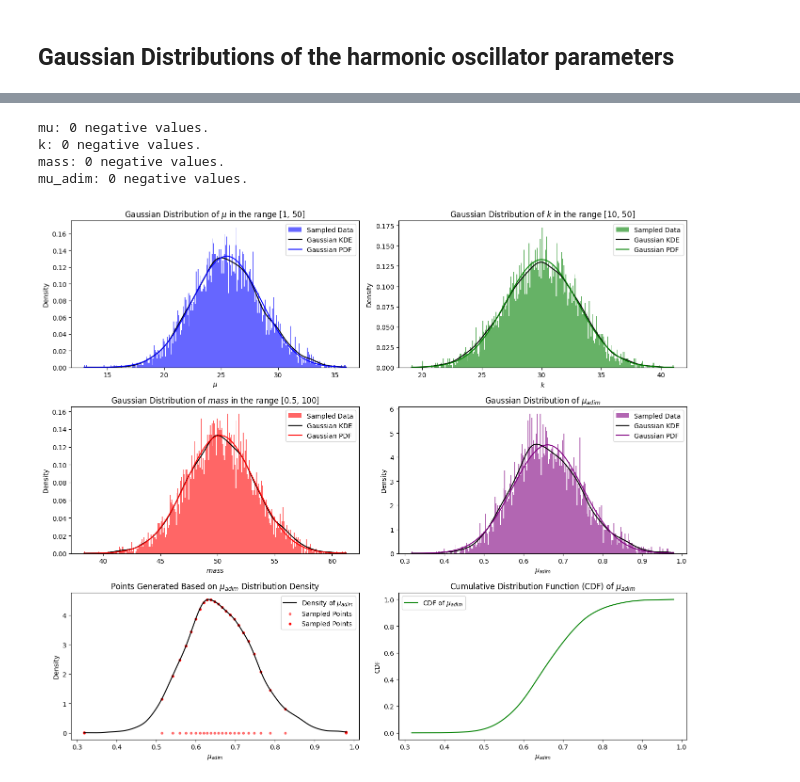
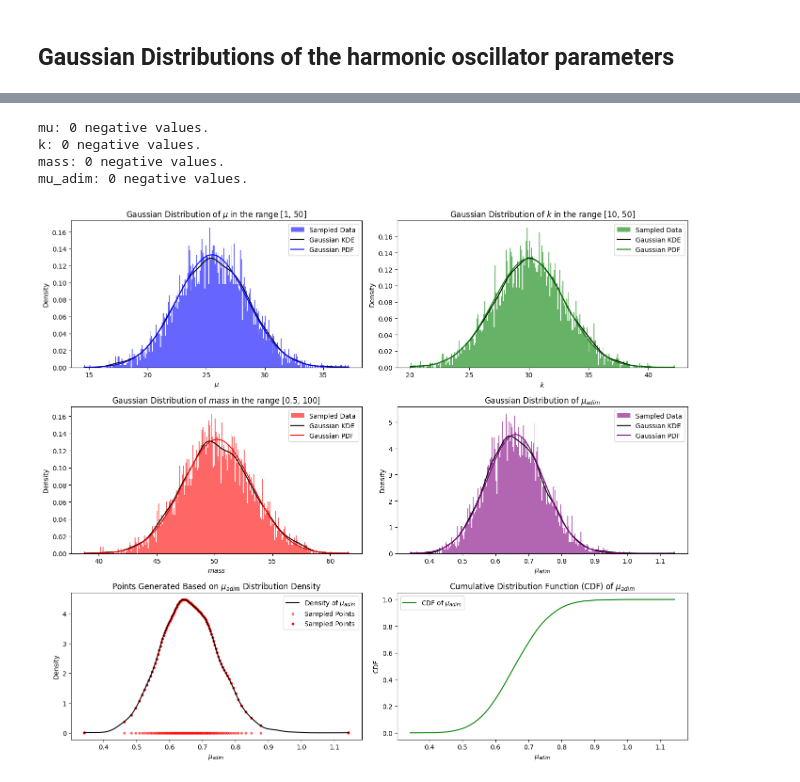
Before and after one commit to luiscssza/PINNS, a Jupyter notebook: BM/Test_gaus_distribution.ipynb, the cells around one changed output, grey strips where cells are left out. Drawn from its saved outputs; the diff is of its cells as text; code cells hidden in the pictures.

Commit message:
Added gauss_ditribution.py. test_gaus_distribution: function and not function available. Started dimensionless process in Dimmless_equa

```diff
--- a/BM/Test_gaus_distribution.ipynb
+++ b/BM/Test_gaus_distribution.ipynb
@@ -5,6 +286,31 @@ import torch
 import matplotlib.pyplot as plt
 import numpy as np
 from scipy.stats import norm, gaussian_kde
+
+# Parameter ranges
+mu_range = [1,50]
+k_range = [10 ,50]
+mass_range = [0.5,100]
+
+mu_std = 3
+k_std = 3
+mass_std = 3
+
+# Number of points to generate by the normal distribution
+num_points_normal_distri = 5000
+# Number of bins(plots):
+num_bins = 300
+# Generate points based on the density using inverse transform sampling
+num_points_mu_adim = 100  # Number of points to generate
+
+
+
+#def mu_adim(mu_range = [1,50], mu_std = 3, k_range= [10,50], k_std = 3, mass_range = [0.5,100], mass_std = 3, num_points_normal_distri = 5000, num_points_mu_adim = 100 , num_bins = 300):
+
+# Parameters for the normal distributions
+mu_mean = np.mean(mu_range)
+k_mean = np.mean(k_range)
+mass_mean = np.mean(mass_range)
 
 # mu_adim sampling due to outsiders:
 def sample_truncated_normal(mean, std, min_val, max_val, num_points):
@@ -15,39 +321,15 @@ def sample_truncated_normal(mean, std, min_val, max_val, num_points):
         samples[mask] = mu_adimsamples
     return samples
 
-# Parameter ranges
-mu_range = [1,50]
-k_range = [10 ,50]
-mass_range = [0.5,100]
-
-# Parameters for the normal distributions
-mu_mean = np.mean(mu_range)
-k_mean = np.mean(k_range)
-mass_mean = np.mean(mass_range)
-
-mu_std = 3
-k_std = 3
-mass_std = 3
-
-#mu_mean, mu_std = 5.5, 1.5
-#k_mean, k_std = 25, 1.5
-#mass_mean, m_std = 55, 1.5
-
-# Number of points to generate by the normal distribution
-num_points = 5000
-
-# Number of bins(plots):
-num_bins = 300
-
 # Generate points using TRUNCATED normal distribution
-#mu = sample_truncated_normal(mu_mean, mu_std, mu_range[0], mu_range[-1], num_points)
-#k = sample_truncated_normal(k_mean, k_std, k_range[0], k_range[-1], num_points)
-#mass = sample_truncated_normal(m_mean, m_std, m_range[0], m_range[-1], num_points)
+#mu = sample_truncated_normal(mu_mean, mu_std, mu_range[0], mu_range[-1], num_points_normal_distri)
+#k = sample_truncated_normal(k_mean, k_std, k_range[0], k_range[-1], num_points_normal_distri)
+#mass = sample_truncated_normal(m_mean, m_std, m_range[0], m_range[-1], num_points_normal_distri)
 
 # Generate points for each parameter using normal distribution
-mu = torch.normal(mu_mean, mu_std, (num_points,))
-k = torch.normal(k_mean, k_std, (num_points,))
-mass = torch.normal(mass_mean, mass_std, (num_points,))
+mu = torch.normal(mu_mean, mu_std, (num_points_normal_distri,))
+k = torch.normal(k_mean, k_std, (num_points_normal_distri,))
+mass = torch.normal(mass_mean, mass_std, (num_points_normal_distri,))
 
 # Compute mu_adim
 mu_adim = mu / torch.sqrt(k * mass)
@@ -69,21 +351,21 @@ count_negative_values_in_tensors(mu=mu, k=k, mass=mass, mu_adim=mu_adim)
 ###############################################################################################
 # Generation of KDE and PDF functions for mu, k and mass
 kde_mu = gaussian_kde(mu)
-x_mu = torch.linspace(mu.min(), mu.max(), num_points)
+x_mu = torch.linspace(mu.min(), mu.max(), num_points_normal_distri)
 mu_pdf = norm.pdf(x_mu, mu_mean, mu_std)
 
 kde_k = gaussian_kde(k)
-x_k = torch.linspace(k.min(), k.max(), num_points)
+x_k = torch.linspace(k.min(), k.max(), num_points_normal_distri)
 k_pdf = norm.pdf(x_k, k_mean, k_std)
 
 kde_mass = gaussian_kde(mass)
-x_mass = torch.linspace(mass.min(), mass.max(), num_points)
+x_mass = torch.linspace(mass.min(), mass.max(), num_points_normal_distri)
 mass_pdf = norm.pdf(x_mass, mass_mean, mass_std)
 
 ###############################################################################################
 # Generation of KDE and PDF distributions of mu_adim and smaples for training
 kde_mu_adim = gaussian_kde(mu_adim)
-x_mu_adim = torch.linspace(mu_adim.min(), mu_adim.max(), num_points)
+x_mu_adim = torch.linspace(mu_adim.min(), mu_adim.max(), num_points_normal_distri)
 mu_adim_pdf = norm.pdf(x_mu_adim, torch.mean(mu_adim), torch.std(mu_adim))
 
 # Generate a range of `mu_adim` values for plotting the density
@@ -92,10 +374,10 @@ kde_mu_adim_density = kde_mu_adim(x_mu_adim)
 cdf_mu_adim = np.cumsum(kde_mu_adim_density)
 # Normalize the CDF so that its values range from 0 to 1
 cdf_mu_adim /= cdf_mu_adim[-1]
-# Generate points based on the density using inverse transform sampling
-num_points_mu_adim = 25  # Number of points to generate
+
 # Generate uniform RANDOM samples in the range [0, 1]
-#uniform_samples = np.random.rand(num_points)
+#uniform_samples = np.random.rand(num_points_normal_distri)
+#uniform_samples = np.random.rand(num_points_mu_adim)
 # Generate EVENLY spaced samples in the range [0, 1]
 uniform_samples = np.linspace(0, 1, num_points_mu_adim)
 # Map the uniform samples to `mu_adim` values using the inverse of the CDF
@@ -110,7 +392,7 @@ fig, axs = plt.subplots(3, 2, figsize=(14, 12))
 axs[0, 0].hist(mu, bins=num_bins, density=True, alpha=0.6, color='blue', label='Sampled Data')
 axs[0, 0].plot(x_mu, kde_mu(x_mu), color='black', label='Gaussian KDE')
 #axs[0, 0].fill_between(x_mu, kde_mu(x_mu), alpha=0.3, color='blue')
-#x_mu = torch.linspace(mu.min(), mu.max(), num_points)
+#x_mu = torch.linspace(mu.min(), mu.max(), num_points_normal_distri)
 axs[0, 0].plot(x_mu, mu_pdf, color='blue', label='Gaussian PDF')
 axs[0, 0].set_title(f'Gaussian Distribution of $\mu$ in the range {mu_range}')
 axs[0, 0].set_xlabel('$\mu$')
@@ -137,7 +419,7 @@ axs[1, 0].legend()
 
 # Gaussian distribution plot for mu_adim
 axs[1, 1].hist(mu_adim, bins=num_bins, density=True, alpha=0.6, color='purple', label='Sampled Data')
-#x_mu_adim = torch.linspace(mu_adim.min(), mu_adim.max(), num_points)
+#x_mu_adim = torch.linspace(mu_adim.min(), mu_adim.max(), num_points_normal_distri)
 #kde_mu_adim = gaussian_kde(mu_adim)
 axs[1, 1].plot(x_mu_adim, kde_mu_adim_density, color='black', label='Gaussian KDE')
 #mu_adim_pdf = norm.pdf(x_mu_adim, torch.mean(x_mu_adim), torch.std(x_mu_adim))
@@ -150,35 +432,36 @@ axs[1, 1].legend()
 # Plot the KDE of the mu_adim distribution
 axs[2,0].plot(x_mu_adim, kde_mu_adim_density, label='Density of $\mu_{adim}$', color='black')
 # Plot the sampled points along the `mu_adim` axis
 axs[2,0].scatter(mu_adim_sampled, np.zeros_like(mu_adim_sampled), color='red', s=10, label='Sampled Points', alpha=0.5)
 axs[2,0].scatter(mu_adim_sampled, kde_mu_adim(mu_adim_sampled), color='red', s=10, label='Sampled Points')
-
 # Plot settings for the density plot
 axs[2,0].set_xlabel('$\mu_{adim}$')
 axs[2,0].set_ylabel('Density')
 axs[2,0].set_title('Points Generated Based on $\mu_{adim}$ Distribution Density')
 axs[2,0].legend()
 
 # Plot the CDF of mu_adim
 axs[2,1].plot(x_mu_adim, cdf_mu_adim, label='CDF of $\mu_{adim}$', color='green')
 #ecdf = np.arange(1, len(cdf_mu_adim)+1) / len(cdf_mu_adim)
 #axs[2, 1].step(ecdf,cdf_mu_adim, label='CDF of $\mu_{adim}$', color='purple')
 #ecdf = np.arange(1, len(cdf_mu_adim)+1) / len(cdf_mu_adim)
 #axs[2, 1].step(x_mu_adim, cdf_mu_adim, label='CDF of $\mu_{adim}$', color='purple')
 # Plot settings for the CDF plot
 axs[2,1].set_xlabel('$\mu_{adim}$')
 axs[2,1].set_ylabel('CDF')
 axs[2,1].set_title('Cumulative Distribution Function (CDF) of $\mu_{adim}$')
 axs[2,1].legend()
 
 plt.tight_layout()
 plt.show()
+
+#return mu_adim_sampled
 # %% [output]
 mu: 0 negative values.
 k: 0 negative values.
 mass: 0 negative values.
 mu_adim: 0 negative values.
-[figure, old version]
+[figure, new version]
 # %%
 torch.any(mu_adim < 0)
 # %% [output]
```
Also changed, not shown: parts of 8 cells of this notebook, 3 other files.
